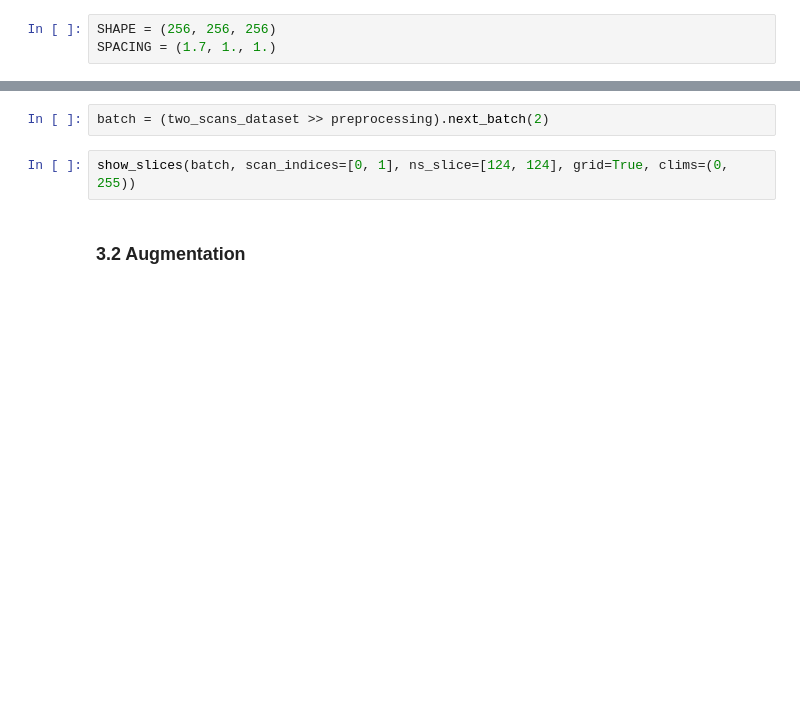
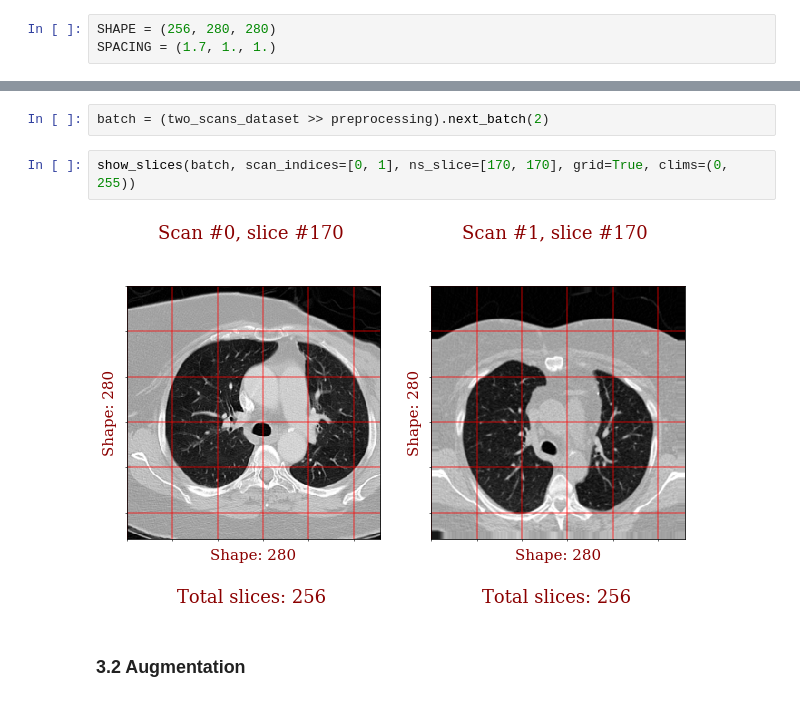
Before and after one commit to analysiscenter/radio, a Jupyter notebook: examples/NB.ipynb, the cells around one changed output, grey strips where cells are left out. Cells and saved outputs as stored; diff of their text form; blank space fills up the shorter version.

```diff
--- a/examples/NB.ipynb
+++ b/examples/NB.ipynb
@@ -117,7 +125,7 @@ show_slices(batch, scan_indices=[0, 1], ns_slice=[211, 67], grid=True, clims=(0,
 # %% [markdown]
 One can see that the lungs are larger on the left scan. This can be explained by a big difference in scale (represented by a grid). This can be a source of uncontrollable variation in the training dataset. In order to make scans more isotropic, we add action `unify_spacing` to our preprocessing workflow.
 # %%
-SHAPE = (256, 256, 256)
+SHAPE = (256, 280, 280)
 SPACING = (1.7, 1., 1.)
 # %%
 preprocessing += (Pipeline()
@@ -127,7 +135,9 @@ Now pass a batch through the workflow and see the difference:
 # %%
 batch = (two_scans_dataset >> preprocessing).next_batch(2)
 # %%
-show_slices(batch, scan_indices=[0, 1], ns_slice=[124, 124], grid=True, clims=(0, 255))
+show_slices(batch, scan_indices=[0, 1], ns_slice=[170, 170], grid=True, clims=(0, 255))
+# %% [output]
+[figure, added]
 # %% [markdown]
 ### 3.2 Augmentation
 # %% [markdown]
```
Also changed, not shown: parts of 20 cells of this notebook.
